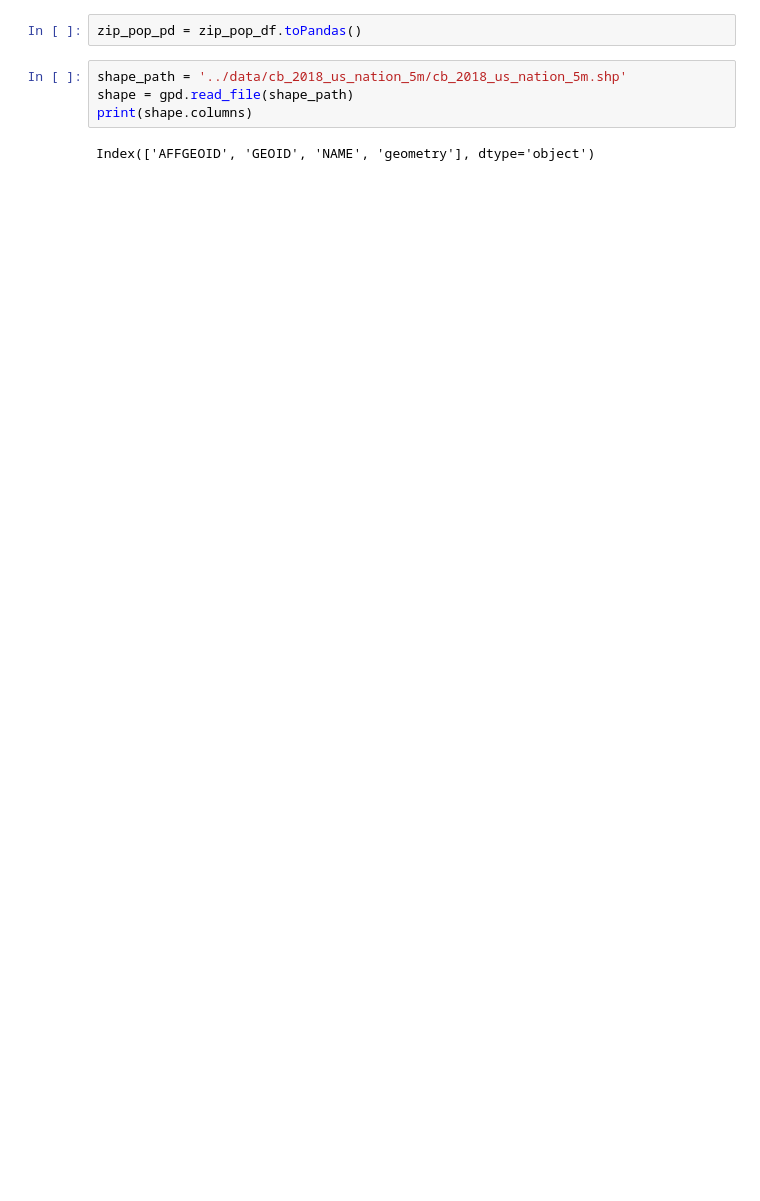
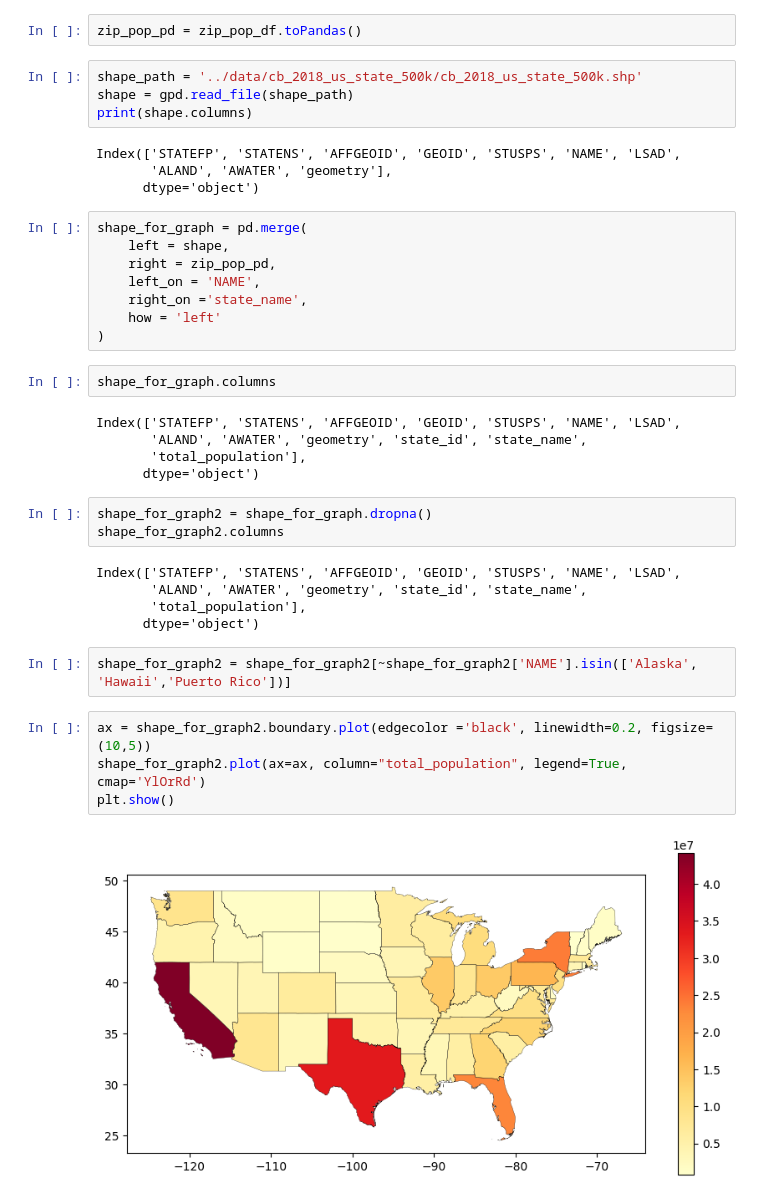
Before and after one commit to ZCWDataSixZero/ExploreZipCodeData_PySpark, a Jupyter notebook: Individual notebooks/k_analysis.ipynb, the cells around one changed output. Cells and saved outputs as stored; diff of their text form; blank space fills up the shorter version.

```diff
--- a/Individual notebooks/k_analysis.ipynb
+++ b/Individual notebooks/k_analysis.ipynb
@@ -101,8 +110,41 @@ only showing top 20 rows
 # %%
 zip_pop_pd = zip_pop_df.toPandas()
 # %%
-shape_path = '../data/cb_2018_us_nation_5m/cb_2018_us_nation_5m.shp'
+shape_path = '../data/cb_2018_us_state_500k/cb_2018_us_state_500k.shp'
 shape = gpd.read_file(shape_path)
 print(shape.columns)
 # %% [output]
-Index(['AFFGEOID', 'GEOID', 'NAME', 'geometry'], dtype='object')
+Index(['STATEFP', 'STATENS', 'AFFGEOID', 'GEOID', 'STUSPS', 'NAME', 'LSAD',
+       'ALAND', 'AWATER', 'geometry'],
+      dtype='object')
+# %%
+shape_for_graph = pd.merge(
+    left = shape,
+    right = zip_pop_pd,
+    left_on = 'NAME',
+    right_on ='state_name',
+    how = 'left'
+)
+# %%
+shape_for_graph.columns
+# %% [output]
+Index(['STATEFP', 'STATENS', 'AFFGEOID', 'GEOID', 'STUSPS', 'NAME', 'LSAD',
+       'ALAND', 'AWATER', 'geometry', 'state_id', 'state_name',
+       'total_population'],
+      dtype='object')
+# %%
+shape_for_graph2 = shape_for_graph.dropna()
+shape_for_graph2.columns
+# %% [output]
+Index(['STATEFP', 'STATENS', 'AFFGEOID', 'GEOID', 'STUSPS', 'NAME', 'LSAD',
+       'ALAND', 'AWATER', 'geometry', 'state_id', 'state_name',
+       'total_population'],
+      dtype='object')
+# %%
+shape_for_graph2 = shape_for_graph2[~shape_for_graph2['NAME'].isin(['Alaska', 'Hawaii','Puerto Rico'])]
+# %%
+ax = shape_for_graph2.boundary.plot(edgecolor ='black', linewidth=0.2, figsize=(10,5))
+shape_for_graph2.plot(ax=ax, column="total_population", legend=True, cmap='YlOrRd')
+plt.show()
+# %% [output]
+[figure, added]
```
Also changed, not shown: parts of 5 cells of this notebook, 4 other files.
